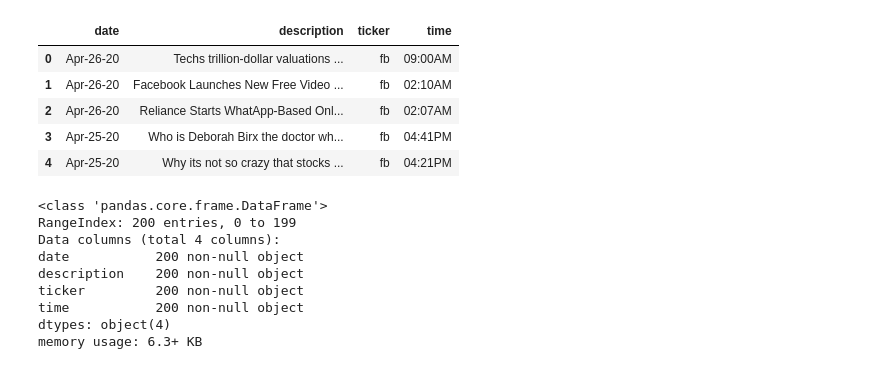
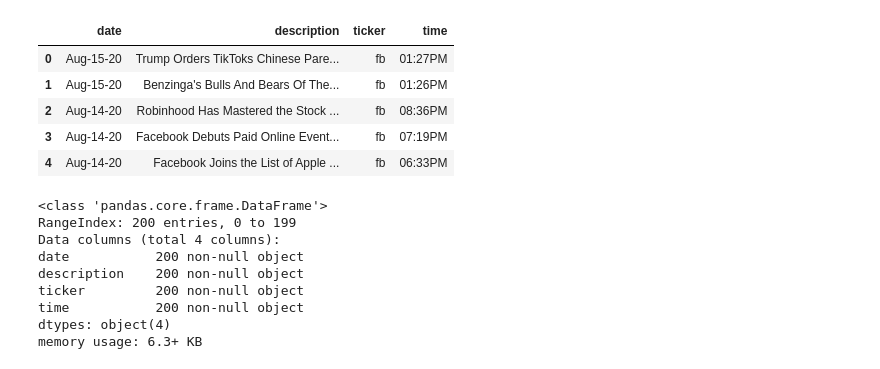
Before and after one commit to Samyak2607/Data-Science-Practice, a Jupyter notebook: Extract Stock Sentiment from News Headlines/Untitled.ipynb, the cells around one changed output. Cells and saved outputs as stored; diff of their text form; code cells hidden in the pictures.

```diff
--- a/Extract Stock Sentiment from News Headlines/Untitled.ipynb
+++ b/Extract Stock Sentiment from News Headlines/Untitled.ipynb
@@ -55,15 +55,16 @@ def news_headline(tag_list, news_list):
 # %%
 news_list=[]
 news_all_list = news_headline(['FB', 'TSLA'], news_list)
 news_df = pd.DataFrame(news_all_list)
+news_df.to_csv('news.csv')
 news_df.head()
 # %% [output]
 |  | date | description | ticker | time |
-| 0 | Apr-26-20 | Techs trillion-dollar valuations ... | fb | 09:00AM |
-| 1 | Apr-26-20 | Facebook Launches New Free Video ... | fb | 02:10AM |
-| 2 | Apr-26-20 | Reliance Starts WhatApp-Based Onl... | fb | 02:07AM |
-| 3 | Apr-25-20 | Who is Deborah Birx the doctor wh... | fb | 04:41PM |
-| 4 | Apr-25-20 | Why its not so crazy that stocks ... | fb | 04:21PM |
+| 0 | Aug-15-20 | Trump Orders TikToks Chinese Pare... | fb | 01:27PM |
+| 1 | Aug-15-20 | Benzinga's Bulls And Bears Of The... | fb | 01:26PM |
+| 2 | Aug-14-20 | Robinhood Has Mastered the Stock ... | fb | 08:36PM |
+| 3 | Aug-14-20 | Facebook Debuts Paid Online Event... | fb | 07:19PM |
+| 4 | Aug-14-20 | Facebook Joins the List of Apple ... | fb | 06:33PM |
 # %%
 news_df.info()
 # %% [output]
```
Also changed, not shown: parts of 16 cells of this notebook, 28 other files.
